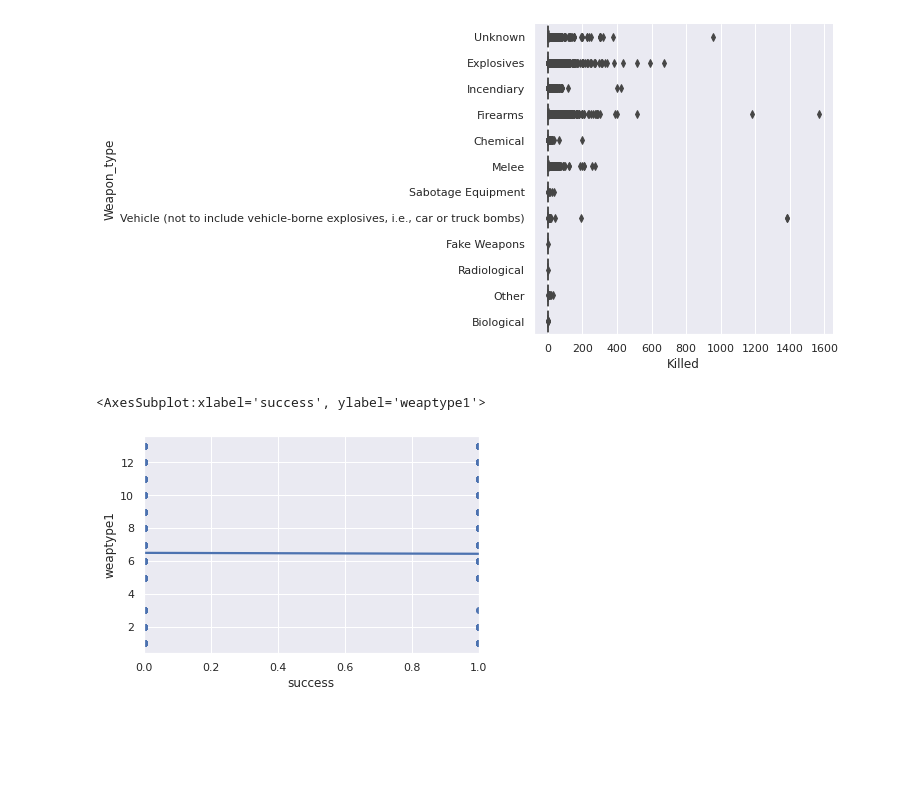
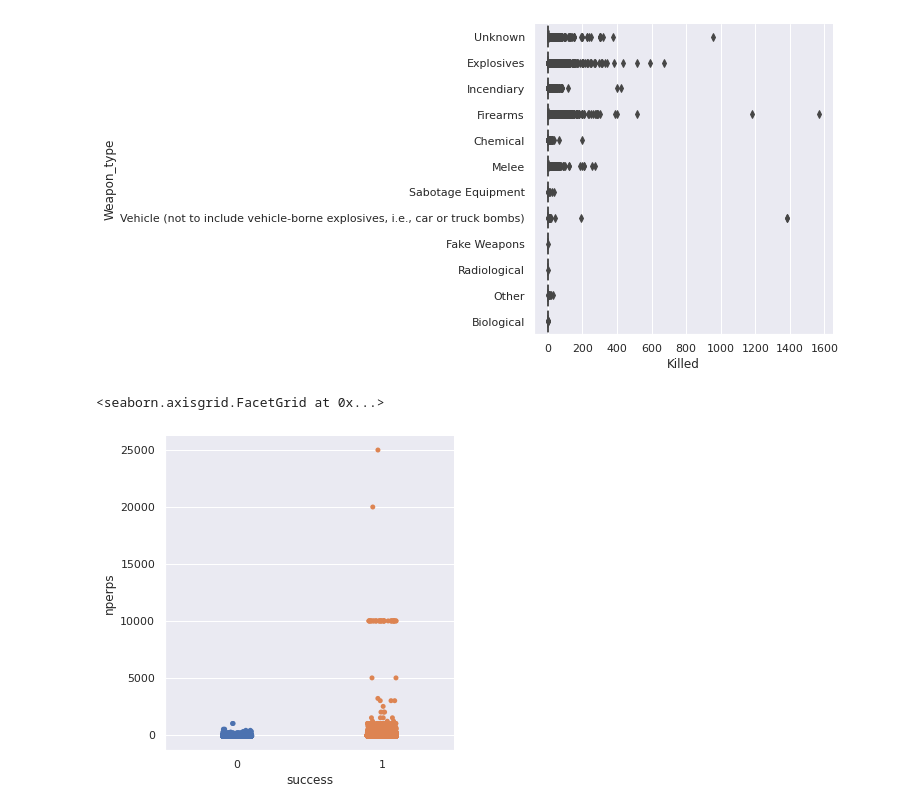
Before and after one commit to vince1396/MachineLearning, a Jupyter notebook: globalTerrorism.ipynb, the cells around one changed output. Cells and saved outputs as stored; diff of their text form; code cells hidden in the pictures; blank space fills up the shorter version.

Commit message:
Catplot

```diff
--- a/globalTerrorism.ipynb
+++ b/globalTerrorism.ipynb
@@ -305,7 +305,7 @@ sns.catplot(y=terrorism['Weapon_type'], x=terrorism['Killed'], kind="box", data=
 <seaborn.axisgrid.FacetGrid at 0x...>
 [figure]
 # %%
-sns.regplot(x=terrorism['success'], y=terrorism['weaptype1'], data=terrorism)
+sns.catplot(y=terrorism['nperps'], x=terrorism['success'], data=terrorism)
 # %% [output]
-<AxesSubplot:xlabel='success', ylabel='weaptype1'>
+<seaborn.axisgrid.FacetGrid at 0x...>
-[figure, old version]
+[figure, new version]
```
